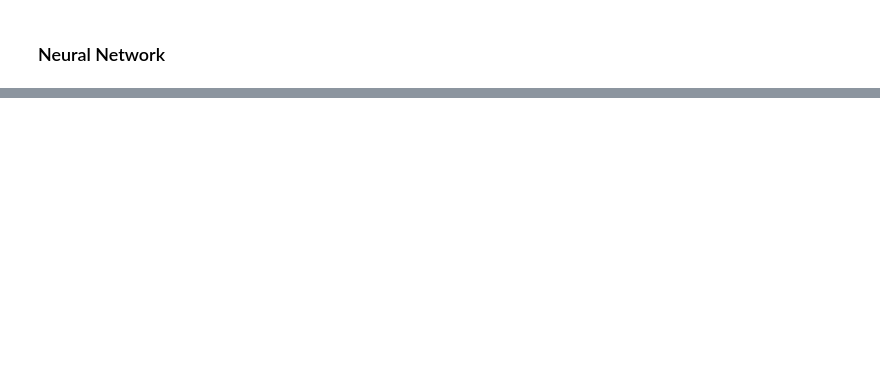
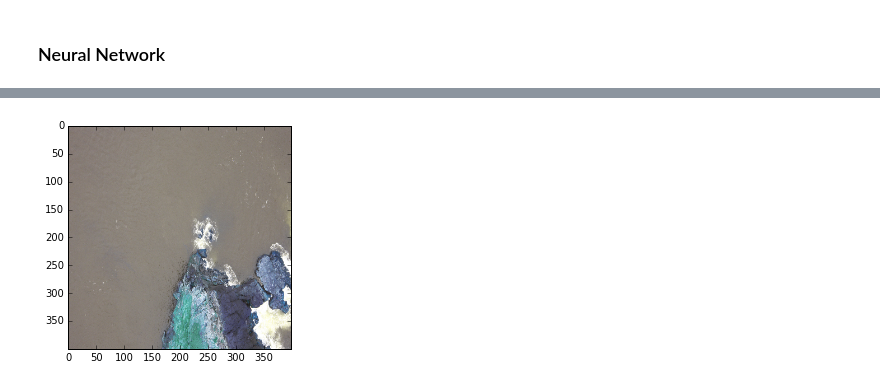
Before and after one commit to nandakishorkoka/noaa-sealions, a Jupyter notebook: noaa-sealions-2.ipynb, the cells around one changed output, grey strips where cells are left out. Drawn from its saved outputs; the diff is of its cells as text; code cells hidden in the pictures; blank space fills up the shorter version.

```diff
--- a/noaa-sealions-2.ipynb
+++ b/noaa-sealions-2.ipynb
@@ -224,0 +300,5 @@ plt.show()
+# %%
+plt.imshow(train_x[1])
+plt.show()
+# %% [output]
+[figure, added]
```
Also changed, not shown: parts of 31 cells of this notebook, 3 other files.
